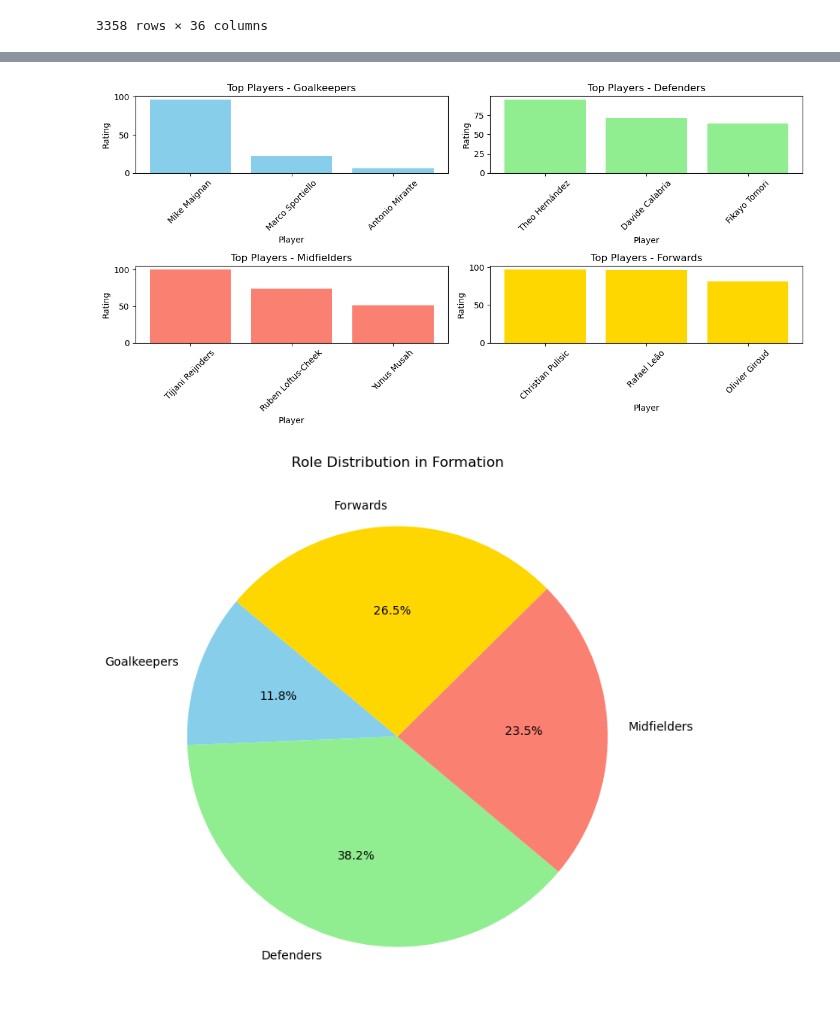
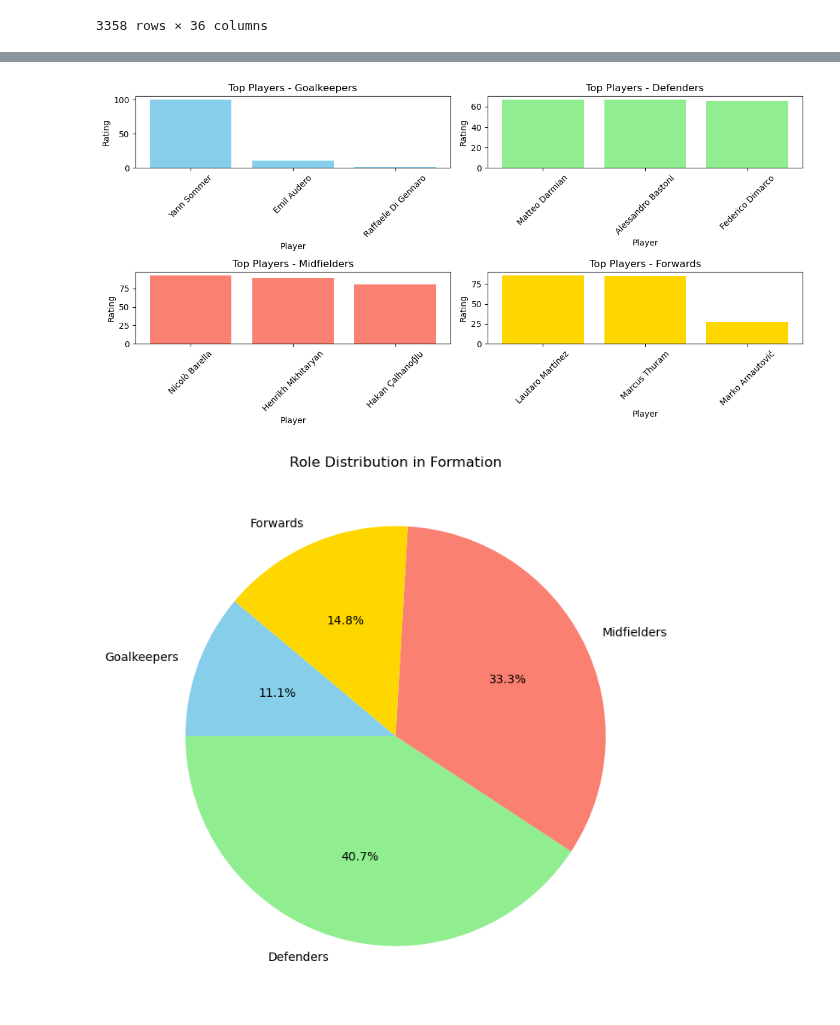
Before and after one commit to andreamoleri/Offside, a Jupyter notebook: bestEleven.ipynb, the cells around one changed output, grey strips where cells are left out. Drawn from its saved outputs; the diff is of its cells as text; code cells hidden in the pictures.

Commit message:
Upgraded B11 Model Visualization Capabilities

```diff
--- a/bestEleven.ipynb
+++ b/bestEleven.ipynb
@@ -469,7 +469,7 @@ def select_best_players(team, formation):
     return best_players
 
 # Example usage
-team = "Milan"
+team = "Inter"
 formation = "4-3-3"
 best_players = select_best_players(team, formation)
 
@@ -558,24 +558,32 @@ Francesco Camarda        : 0 / 100
 # %%
 import matplotlib.pyplot as plt
 
-# Horizontal bar chart for player ratings with role-based colors
 def plot_player_ratings(players):
     roles_colors = {"Goalkeepers": 'skyblue', "Defenders": 'lightgreen', "Midfielders": 'salmon', "Forwards": 'gold'}
+
+    # Ordina i giocatori prima per ruolo e poi per rating all'interno di ciascun ruolo
+    players.sort(key=lambda x: (roles_order.index(x[2]), x[1]), reverse=True)
+
     names = [player[0] for player in players]
     ratings = [player[1] for player in players]
     roles = [player[2] for player in players]
     colors = [roles_colors[role] for role in roles]
+
     plt.figure(figsize=(10, 6))
     bars = plt.barh(names, ratings, color=colors)
     plt.xlabel('Rating')
     plt.ylabel('Player')
     plt.title('Player Ratings by Role')
     plt.gca().invert_yaxis()
-    # Adding legend for role colors
+
+    # Aggiunta legenda per i colori dei ruoli
     legend_handles = [plt.Rectangle((0,0),1,1, color=roles_colors[role]) for role in roles_colors.keys()]
     plt.legend(legend_handles, roles_colors.keys(), title="Role")
-    plt.savefig(f'Exports/Reports/Formation/{team}/{team} - Ratings Barplot.png')
+
     plt.show()
+
+roles_order = ["Forwards", "Midfielders", "Defenders", "Goalkeepers"]
+
 
 # Call the function to generate the plot
 players = [(player[0], player[1], role) for role in best_players for player in best_players[role]]
@@ -632,2 +640,2 @@ plot_average_ratings_by_role(best_players)
-[figure, old version]
+[figure, new version]
-[figure, old version]
+[figure, new version]
```
Also changed, not shown: parts of 2 cells of this notebook, 6 other files.
